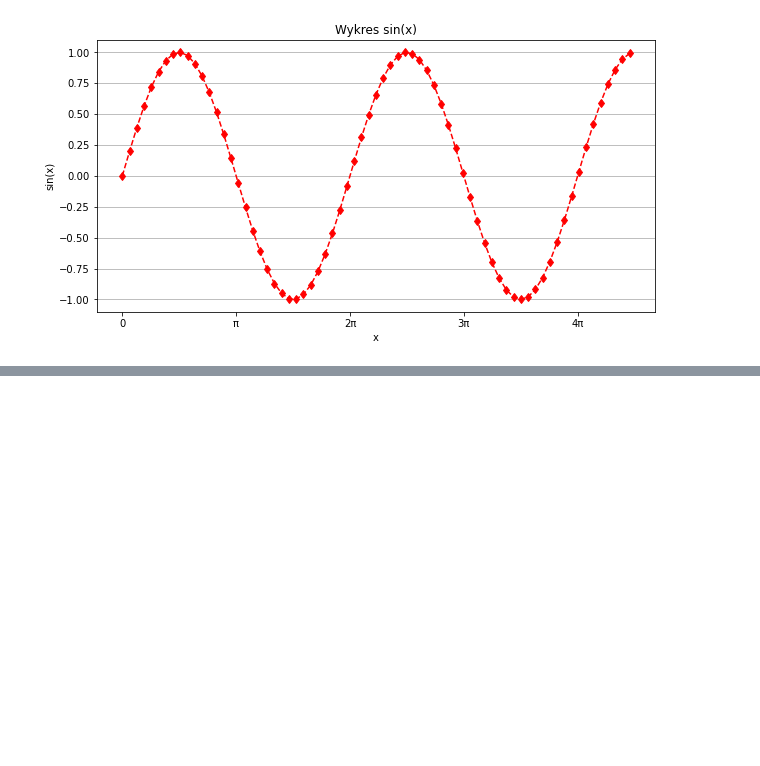
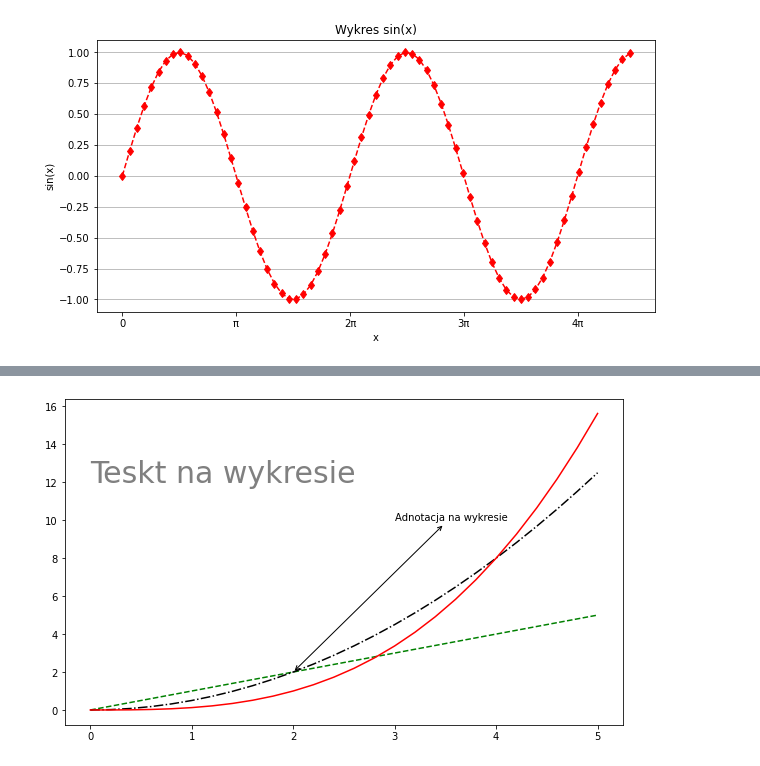
Before and after one commit to pad2012/Python2A, a Jupyter notebook: Dzien04/07-matplotlib.ipynb, the cells around one changed output, grey strips where cells are left out. Drawn from its saved outputs; the diff is of its cells as text; code cells hidden in the pictures; blank space fills up the shorter version.

```diff
--- a/Dzien04/07-matplotlib.ipynb
+++ b/Dzien04/07-matplotlib.ipynb
@@ -44,0 +53,13 @@ plt.show()
+# %%
+x = np.arange(0, 5.2, 0.2)
+plt.figure(figsize=(10,6))
+plt.plot(x, x, "g--")
+plt.plot(x, 1/2*x**2, "k-.")
+plt.plot(x, 1/8*x**3, "r")
+plt.text(0,12, "Teskt na wykresie", fontsize=30, color="gray")
+plt.annotate("Adnotacja na wykresie", [2,2], [3,10], arrowprops={
+    "linewidth":1, "arrowstyle":"<->"
+})
+plt.show()
+# %% [output]
+[figure, added]
```
Also changed, not shown: parts of 12 cells of this notebook, 2 other files.
